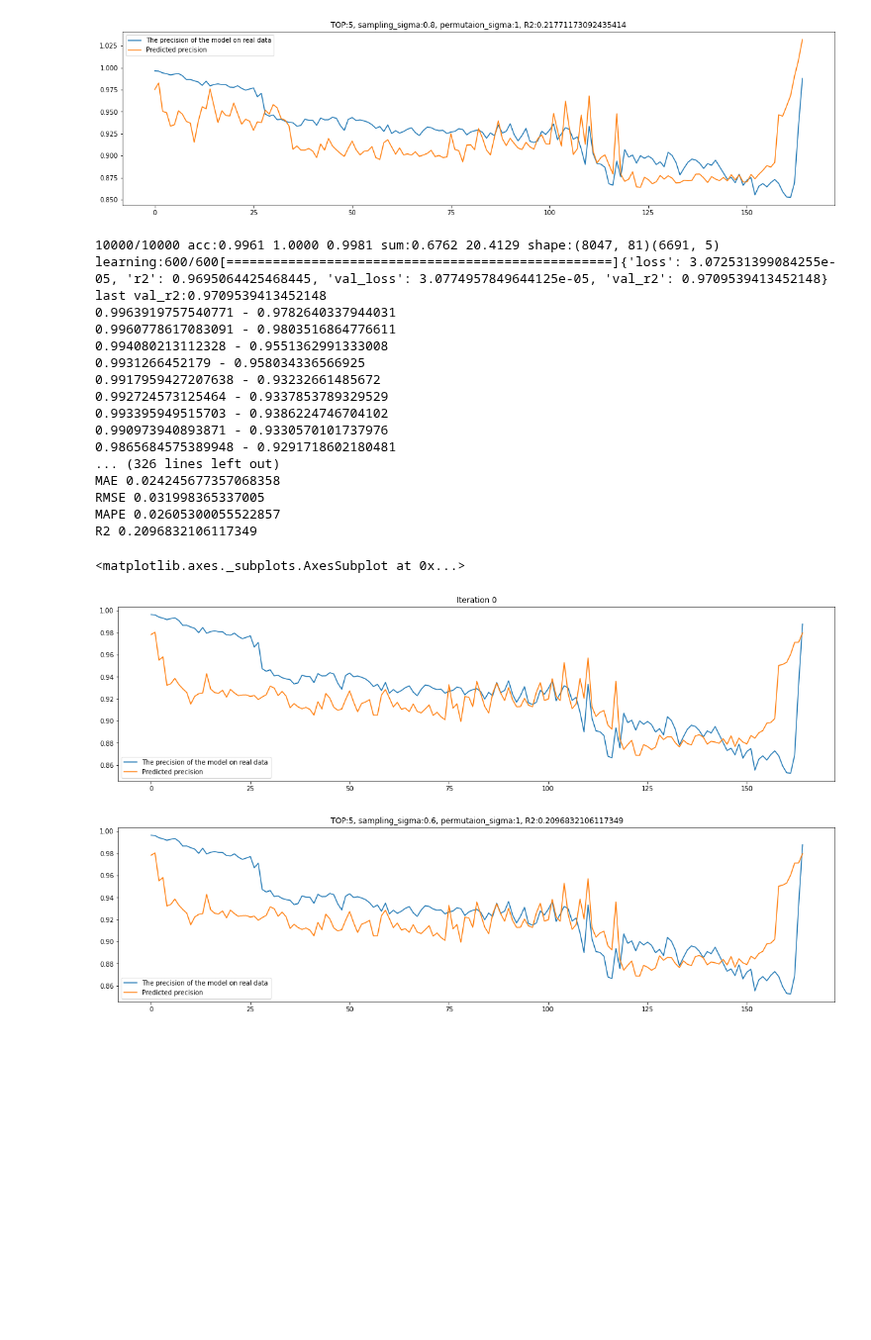
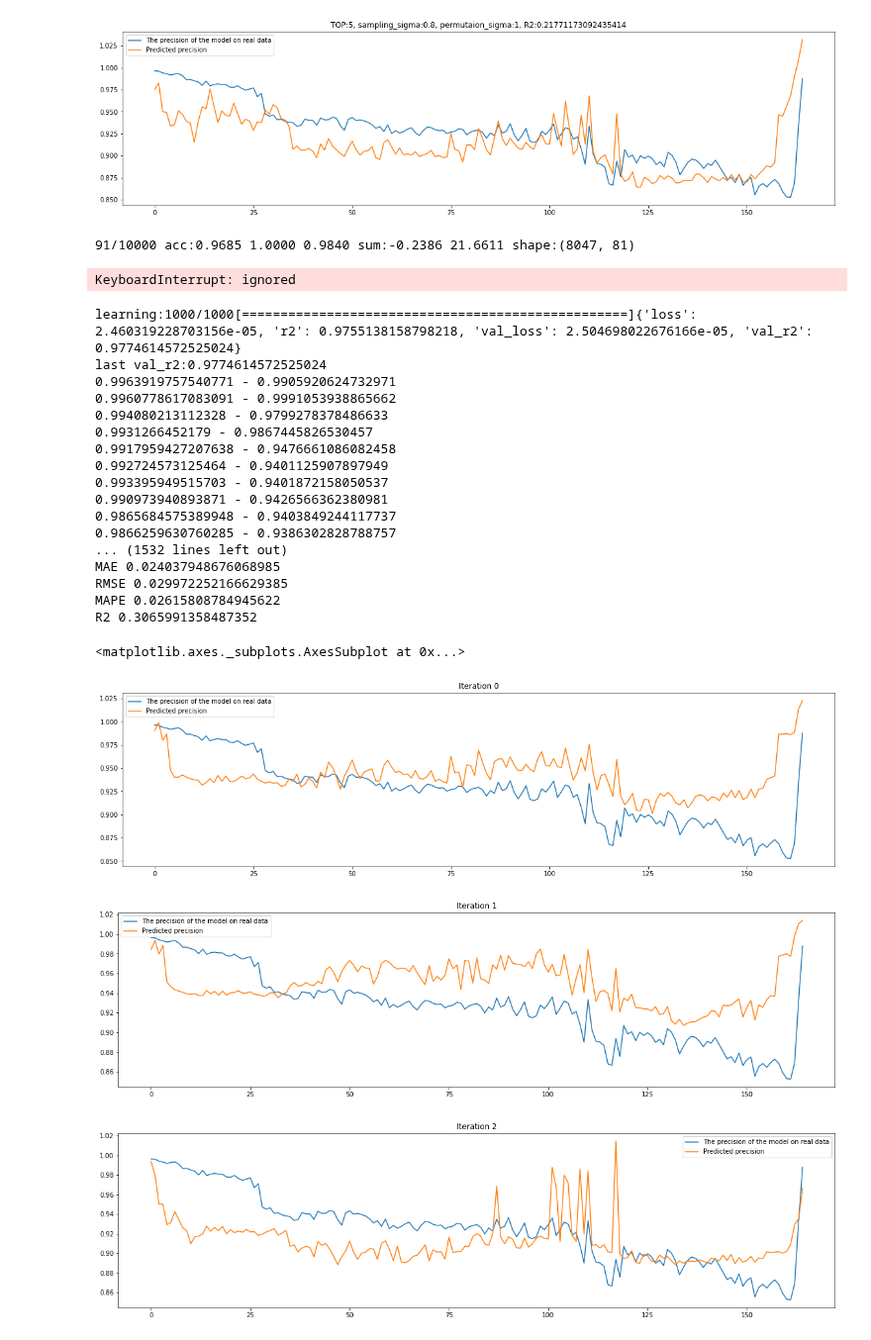
Before and after one commit to dolmani38/drift, a Jupyter notebook: Concept drift에 의한 모델의 성능 추정 방법_0612.ipynb, the cells around one changed output. Shown at 99% size. Drawn from its saved outputs; the diff is of its cells as text; code cells hidden in the pictures; blank space fills up the shorter version.

```diff
--- a/Concept drift에 의한 모델의 성능 추정 방법_0612.ipynb
+++ b/Concept drift에 의한 모델의 성능 추정 방법_0612.ipynb
@@ -785,18 +785,18 @@ tf.keras.layers.Dense(dx.shape[1]*2, activation='relu',
 #tf.keras.layers.Dropout(0.1),
 """
 
-def train_model(epochs=600):
+def train_model(iter,epochs=600):
 
     seed_everything()
 
     model_c = tf.keras.Sequential([
         tf.keras.layers.Dense(dx.shape[1]*10, activation='relu', input_shape=(dx.shape[1],),
-                              kernel_initializer=initializers.RandomNormal(mean=-0.2, stddev=0.3),
+                              kernel_initializer=initializers.RandomNormal(mean=-(0.2+iter*0.01), stddev=0.3),
                               bias_initializer=initializers.Zeros()),
         #tf.keras.layers.LayerNormalization(),
         #tf.keras.layers.Dense(128, activation='relu'),
         tf.keras.layers.Dense(64, activation='relu',
-                              kernel_initializer=initializers.RandomNormal(mean=-0.2, stddev=0.3),
+                              kernel_initializer=initializers.RandomNormal(mean=-(0.2+iter*0.01), stddev=0.3),
                               bias_initializer=initializers.Zeros()),
         #tf.keras.layers.LayerNormalization(),
         tf.keras.layers.Dense(1)
@@ -826,7 +826,7 @@ def seed_everything(seed: int = 42):
 def ensemble_train(ensemble_num=30, epochs=600, cut=0.90):
     models = []
     for i in range(ensemble_num):
-        h,m = train_model(epochs)
+        h,m = train_model(i,epochs)
         hist = pd.DataFrame(h.history)
         print(f"last val_r2:{hist.iloc[-1]['val_r2']}")
         if hist.iloc[-1]['val_r2'] > cut:
@@ -1092,29 +1092,33 @@ metric_a,metric_b,metric_c,drift_data_ks_stats,drift_data_ks_pvals,drift_data_ks
 trainset = pd.DataFrame(drift_data_ks_stats*drift_data_ks_pvals_diff,columns=COLUMNS)
 dx = trainset[itc]
 print(dx.shape)
-
-models = ensemble_train(ensemble_num=1, epochs=1000)
-df2 = predict_precision_for_PPM1(models)
-MAE,RMSE,MAPE,r_2 = result_statistics(df2)
-df2.plot(title=f'TOP:{TOP}, sampling_sigma:{sampling_sigma}, permutaion_sigma:{permutaion_sigma}, R2:{r_2}', figsize=(20,5))
 # %% [output]
-10000/10000 acc:0.9961 1.0000 0.9981 sum:0.6762 20.4129 shape:(8047, 81)(6691, 5)
-learning:600/600[==================================================]{'loss': 3.072531399084255e-05, 'r2': 0.9695064425468445, 'val_loss': 3.0774957849644125e-05, 'val_r2': 0.9709539413452148}
-last val_r2:0.9709539413452148
-0.9963919757540771 - 0.9782640337944031
-0.9960778617083091 - 0.9803516864776611
-0.994080213112328 - 0.9551362991333008
-0.9931266452179 - 0.958034336566925
-0.9917959427207638 - 0.93232661485672
-0.992724573125464 - 0.9337853789329529
-0.993395949515703 - 0.9386224746704102
-0.990973940893871 - 0.9330570101737976
-0.9865684575389948 - 0.9291718602180481
-... (326 lines left out)
-MAE 0.024245677357068358
-RMSE 0.031998365337005
-MAPE 0.02605300055522857
-R2 0.2096832106117349
+91/10000 acc:0.9685 1.0000 0.9840 sum:-0.2386 21.6611 shape:(8047, 81)
-<matplotlib.axes._subplots.AxesSubplot at 0x...>
+KeyboardInterrupt: ignored
-[figure, removed]
-[figure, removed]
+# %%
+models = ensemble_train(ensemble_num=10, epochs=1000)
+df2 = predict_precision_for_PPM1(models)
+MAE,RMSE,MAPE,r_2 = result_statistics(df2)
+df2.plot(title=f'TOP:{TOP}, sampling_sigma:{sampling_sigma}, permutaion_sigma:{permutaion_sigma}, R2:{r_2}', figsize=(20,5))
+# %% [output]
+learning:1000/1000[==================================================]{'loss': 2.460319228703156e-05, 'r2': 0.9755138158798218, 'val_loss': 2.504698022676166e-05, 'val_r2': 0.9774614572525024}
+last val_r2:0.9774614572525024
+0.9963919757540771 - 0.9905920624732971
+0.9960778617083091 - 0.9991053938865662
+0.994080213112328 - 0.9799278378486633
+0.9931266452179 - 0.9867445826530457
+0.9917959427207638 - 0.9476661086082458
+0.992724573125464 - 0.9401125907897949
+0.993395949515703 - 0.9401872158050537
+0.990973940893871 - 0.9426566362380981
+0.9865684575389948 - 0.9403849244117737
+0.9866259630760285 - 0.9386302828788757
+... (1532 lines left out)
+MAE 0.024037948676068985
+RMSE 0.029972252166629385
+MAPE 0.02615808784945622
+R2 0.3065991358487352
+<matplotlib.axes._subplots.AxesSubplot at 0x...>
+[figure, added]
+[figure, added]
+[figure, added]
```
Also changed, not shown: parts of 1 cell of this notebook.
